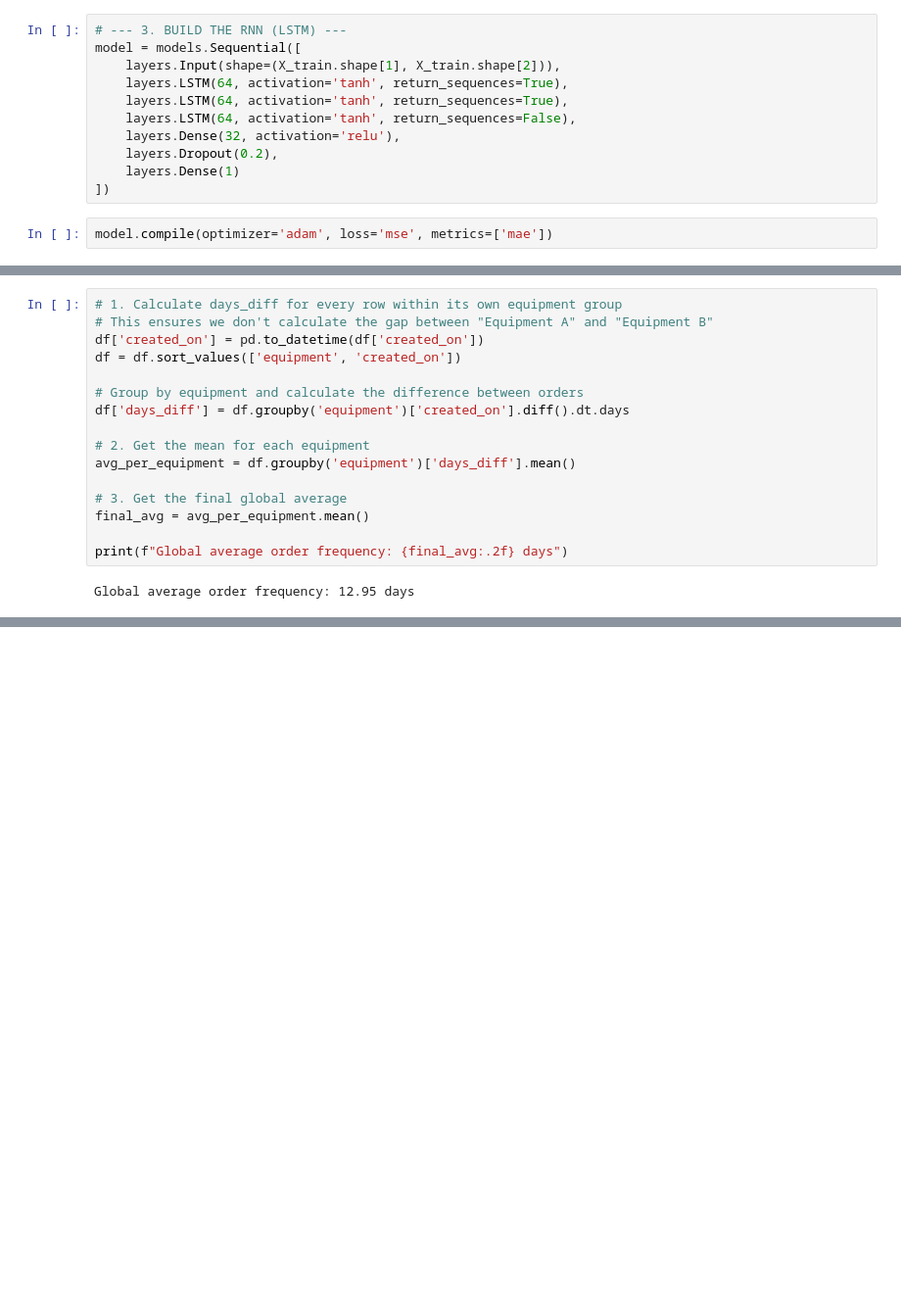
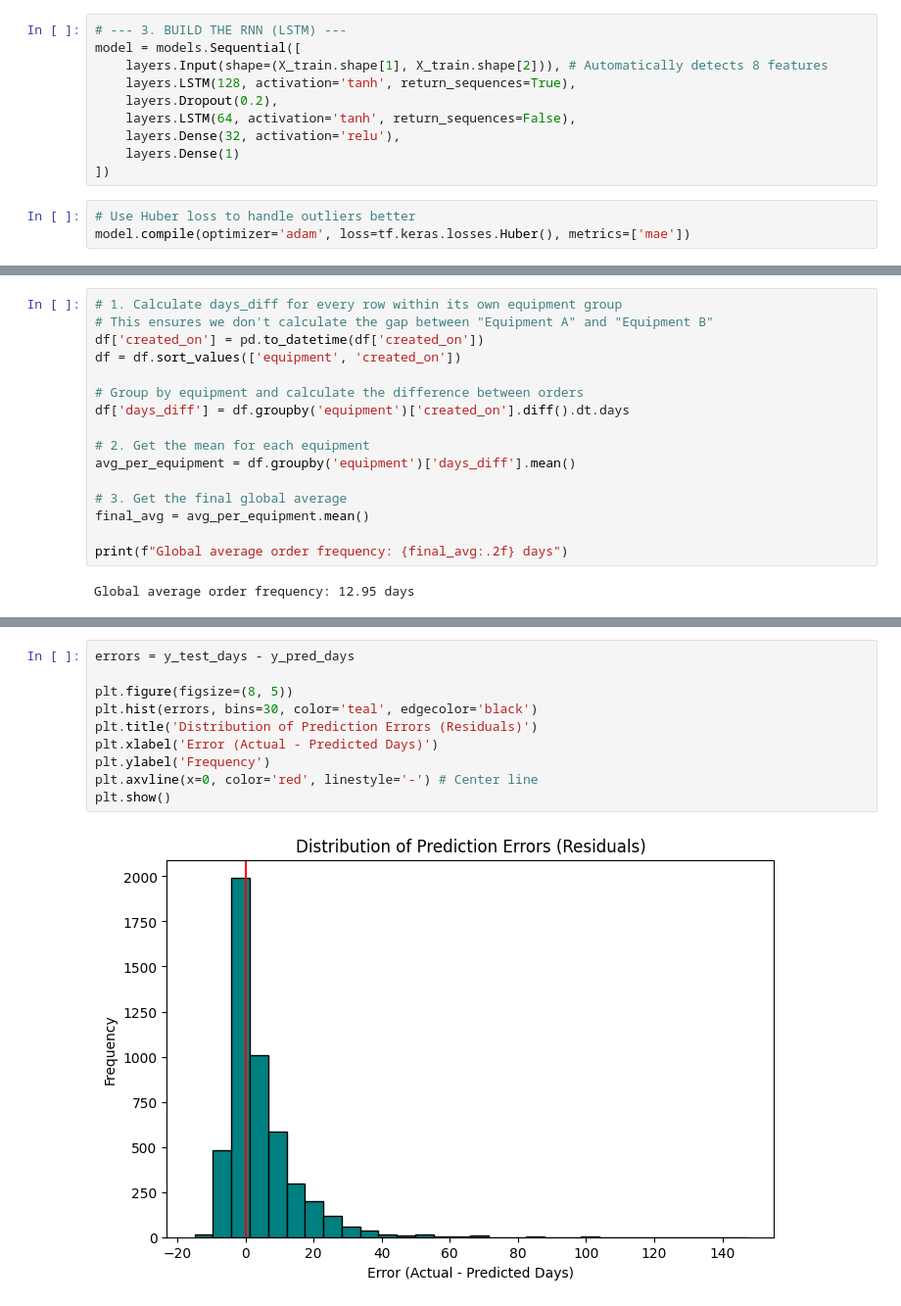
Before and after one commit to DanaGtzDev/gcc, a Jupyter notebook: basic_model.ipynb, the cells around one changed output, grey strips where cells are left out. Shown at 98% size. Saved outputs shown, nothing was run; the diff lists cells and outputs as text; blank space fills up the shorter version.

```diff
--- a/basic_model.ipynb
+++ b/basic_model.ipynb
@@ -72,16 +99,16 @@ X_train, X_test, y_train, y_test = train_test_split(X, y, test_size=0.2, random_
 # %%
 # --- 3. BUILD THE RNN (LSTM) ---
 model = models.Sequential([
-    layers.Input(shape=(X_train.shape[1], X_train.shape[2])),
-    layers.LSTM(64, activation='tanh', return_sequences=True),
-    layers.LSTM(64, activation='tanh', return_sequences=True),
+    layers.Input(shape=(X_train.shape[1], X_train.shape[2])), # Automatically detects 8 features
+    layers.LSTM(128, activation='tanh', return_sequences=True),
+    layers.Dropout(0.2),
     layers.LSTM(64, activation='tanh', return_sequences=False),
     layers.Dense(32, activation='relu'),
-    layers.Dropout(0.2),
     layers.Dense(1)
 ])
 # %%
-model.compile(optimizer='adam', loss='mse', metrics=['mae'])
+# Use Huber loss to handle outliers better
+model.compile(optimizer='adam', loss=tf.keras.losses.Huber(), metrics=['mae'])
 # %%
 # --- 4. TRAIN ---
 print(f"Training on {X_train.shape[0]} samples, validating on {X_test.shape[0]} samples...")
@@ -222,0 +297,12 @@ joblib.dump(le_plant, 'le_plant.pkl')
+# %%
+errors = y_test_days - y_pred_days
+
+plt.figure(figsize=(8, 5))
+plt.hist(errors, bins=30, color='teal', edgecolor='black')
+plt.title('Distribution of Prediction Errors (Residuals)')
+plt.xlabel('Error (Actual - Predicted Days)')
+plt.ylabel('Frequency')
+plt.axvline(x=0, color='red', linestyle='-') # Center line
+plt.show()
+# %% [output]
+[figure, added]
```
Also changed, not shown: parts of 11 cells of this notebook, 13 other files.
